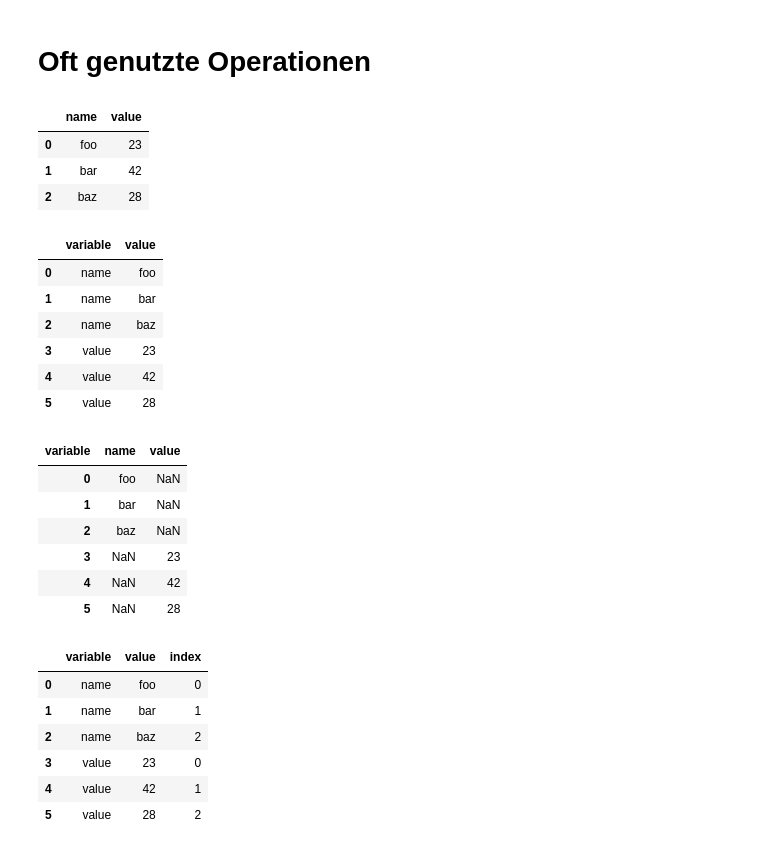
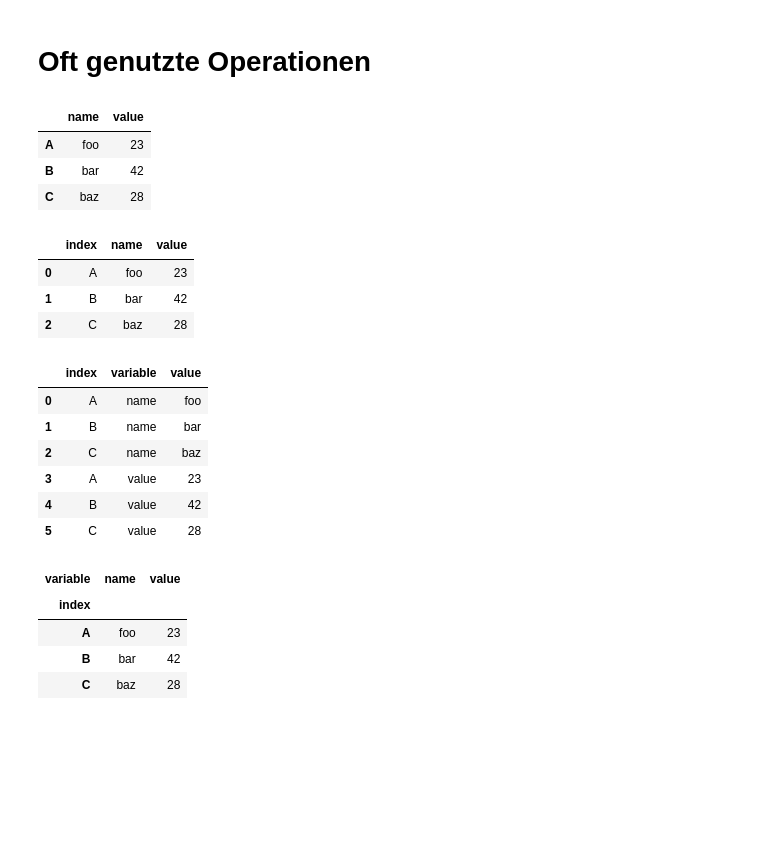
Before and after one commit to ephes/data_science_tutorial, a Jupyter notebook: notebooks/numpy_pandas/pandas.ipynb, the cells around one changed output. Drawn from its saved outputs; the diff is of its cells as text; code cells hidden in the pictures; blank space fills up the shorter version.

```diff
--- a/notebooks/numpy_pandas/pandas.ipynb
+++ b/notebooks/numpy_pandas/pandas.ipynb
@@ -307,34 +424,39 @@ dm
 # %% [markdown]
 # Oft genutzte Operationen
 # %%
-df = pd.DataFrame()
+df = pd.DataFrame(index=["A", "B", "C"])
 df["name"] = ["foo", "bar", "baz"]
 df["value"] = [23, 42, 28]
 # %%
 df
 # %% [output]
 |  | name | value |
-| 0 | foo | 23 |
-| 1 | bar | 42 |
-| 2 | baz | 28 |
+| A | foo | 23 |
+| B | bar | 42 |
+| C | baz | 28 |
+# %%
+df.reset_index()
+# %% [output]
+|  | index | name | value |
+| 0 | A | foo | 23 |
+| 1 | B | bar | 42 |
+| 2 | C | baz | 28 |
 # %%
-dm = df.melt()
+dm = df.reset_index().melt(id_vars=['index'])
 dm
 # %% [output]
-|  | variable | value |
-| 0 | name | foo |
-| 1 | name | bar |
-| 2 | name | baz |
-| 3 | value | 23 |
-| 4 | value | 42 |
-| 5 | value | 28 |
+|  | index | variable | value |
+| 0 | A | name | foo |
+| 1 | B | name | bar |
+| 2 | C | name | baz |
+| 3 | A | value | 23 |
+| 4 | B | value | 42 |
+| 5 | C | value | 28 |
 # %%
-dm.pivot(columns="variable", values="value")
+dm.pivot(columns="variable", values="value", index="index")
 # %% [output]
 | variable | name | value |
-| 0 | foo | NaN |
-| 1 | bar | NaN |
-| 2 | baz | NaN |
-| 3 | NaN | 23 |
-| 4 | NaN | 42 |
-| 5 | NaN | 28 |
+| index |  |  |
+| A | foo | 23 |
+| B | bar | 42 |
+| C | baz | 28 |
@@ -343,10 +462,0 @@ dm["index"] = [0, 1, 2, 0, 1, 2]
-# %%
-dm
-# %% [output]
-|  | variable | value | index |
-| 0 | name | foo | 0 |
-| 1 | name | bar | 1 |
-| 2 | name | baz | 2 |
-| 3 | value | 23 | 0 |
-| 4 | value | 42 | 1 |
-| 5 | value | 28 | 2 |
```
Also changed, not shown: parts of 22 cells of this notebook.
